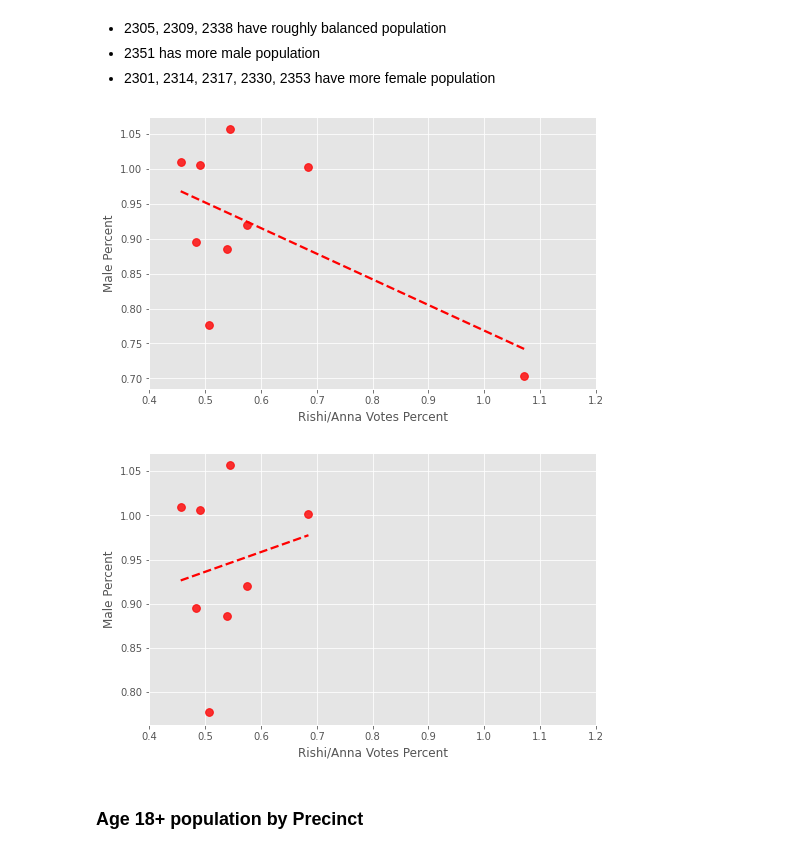
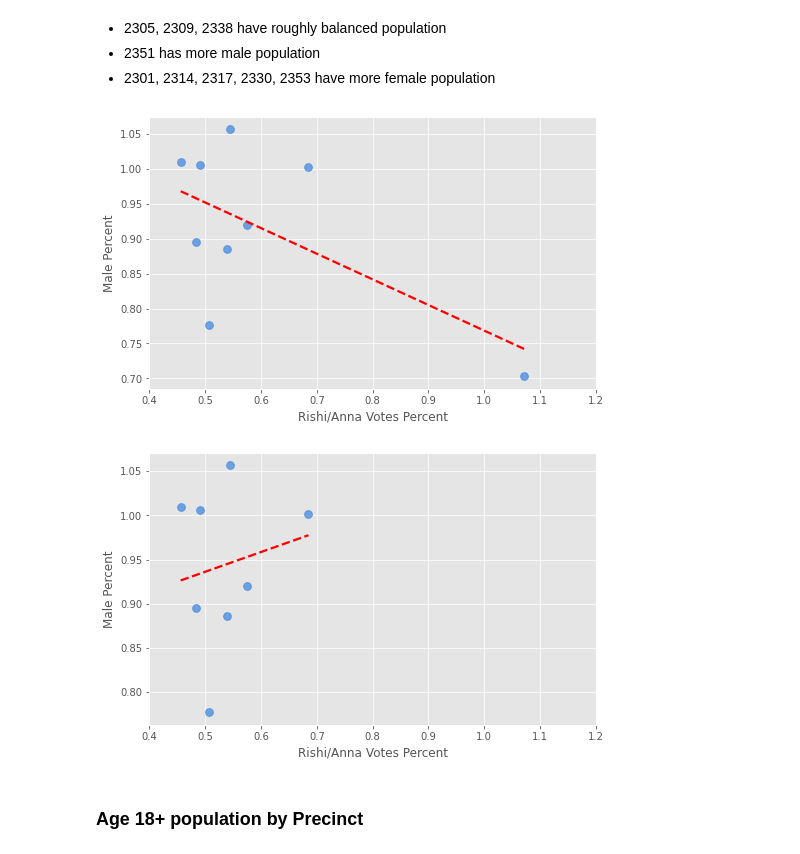
Before and after one commit to zrrddd/Los_Altos_Analysis, a Jupyter notebook: Main.ipynb, the cells around one changed output. Cells and saved outputs as stored; diff of their text form; code cells hidden in the pictures.

```diff
--- a/Main.ipynb
+++ b/Main.ipynb
@@ -343,17 +343,17 @@ ax[1].set_title("Male Percent by Precinct");
 # %%
 fig, ax = plt.subplots(figsize=(8,5))
 sns.regplot(x="Rishi/Anna Votes Percent", y="Male Percent",data=df, ax=ax, ci=False,
-            scatter_kws={"s":60, 'color':"red"}, line_kws={"color":"red", "ls":"--"})
+            scatter_kws={"s":60, 'color':"#4E8FE0"}, line_kws={"color":"red", "ls":"--"})
 ax.set(xlim=(0.4, 1.2));
 # %% [output]
-[figure, old version]
+[figure, new version]
 # %%
 fig, ax = plt.subplots(figsize=(8,5))
 sns.regplot(x="Rishi/Anna Votes Percent", y="Male Percent",data=df.loc[:7, :], ax=ax, ci=False,
-            scatter_kws={"s":60, 'color':"red"}, line_kws={"color":"red", "ls":"--"})
+            scatter_kws={"s":60, 'color':"#4E8FE0"}, line_kws={"color":"red", "ls":"--"})
 ax.set(xlim=(0.4, 1.2));
 # %% [output]
-[figure, old version]
+[figure, new version]
 # %% [markdown]
 ### Age 18+ population by Precinct
 # %%
```
Also changed, not shown: parts of 21 cells of this notebook.
